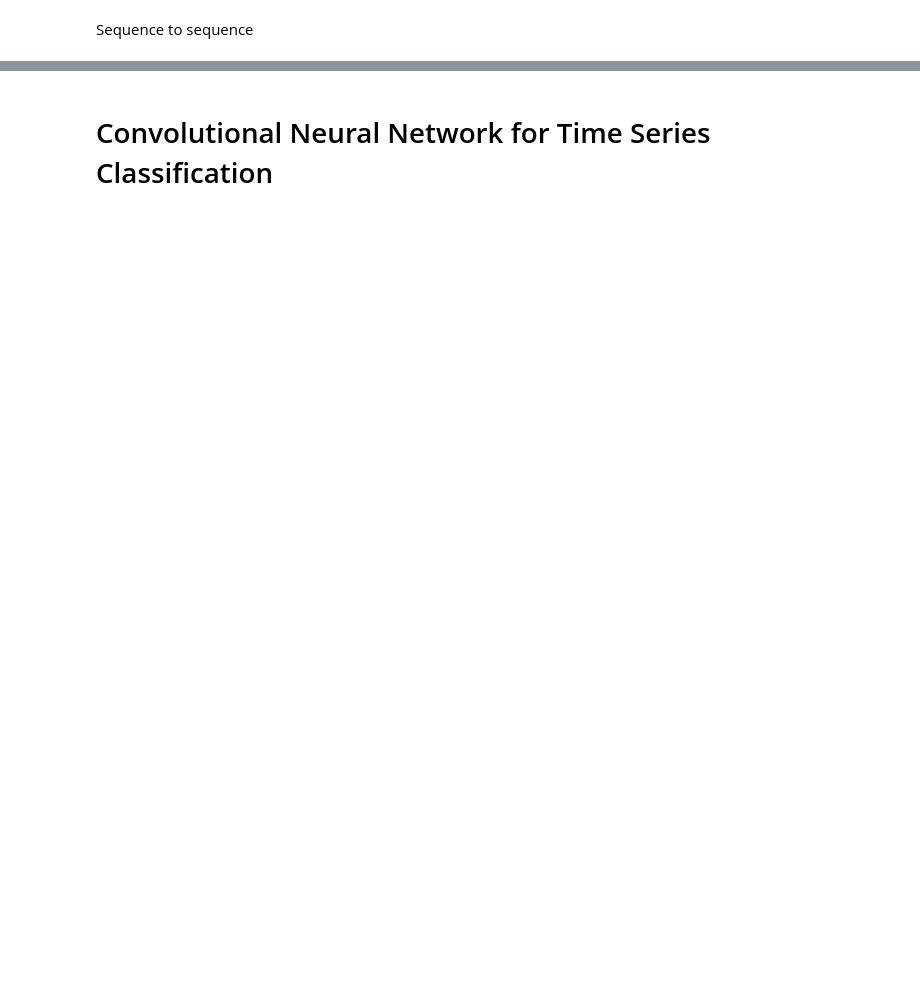
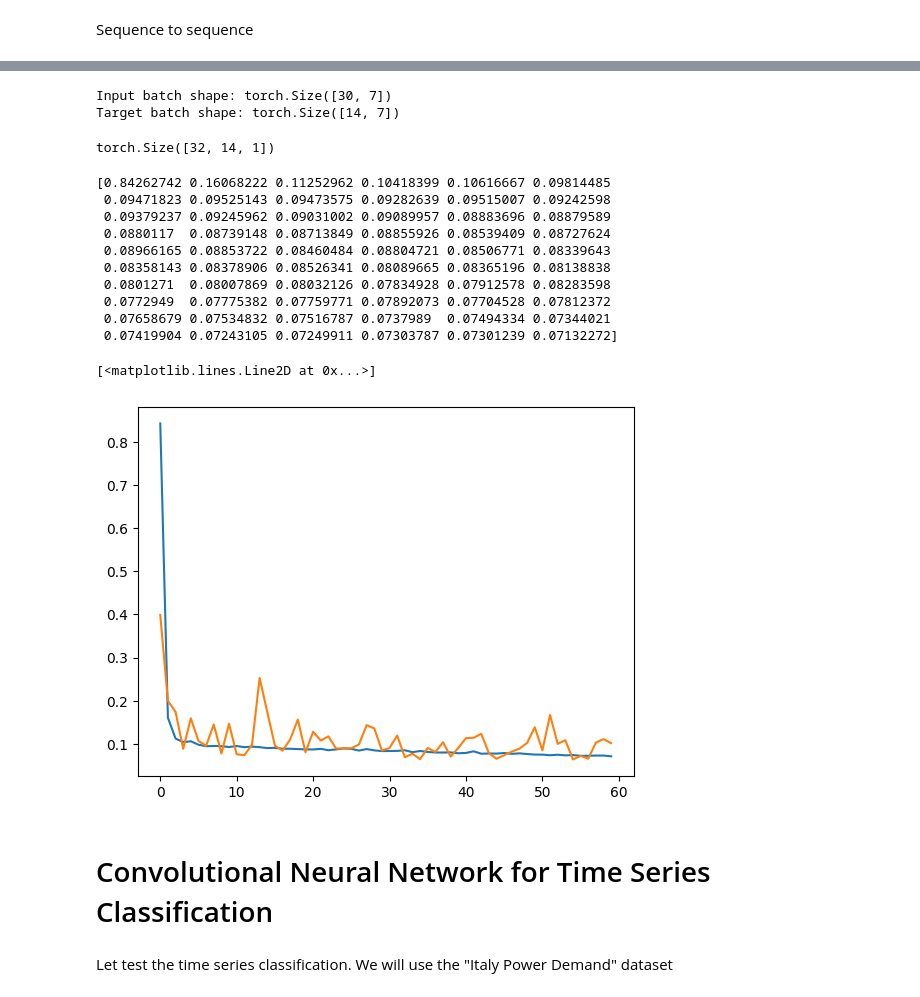
Before and after one commit to beppe2hd/AdsumMachineLearning, a Jupyter notebook: Code/06_TimeSeries.ipynb, the cells around one changed output, grey strips where cells are left out. Cells and saved outputs as stored; diff of their text form; code cells hidden in the pictures; blank space fills up the shorter version.

Commit message:
time series update

```diff
--- a/Code/06_TimeSeries.ipynb
+++ b/Code/06_TimeSeries.ipynb
@@ -700,7 +705,7 @@ import torch
 from torch import nn
 import pandas as pd
 # %%
-df = pd.read_csv('../Data/ETTH1.csv')
+df = pd.read_csv('Data/ETTH1.csv')
 print(df.head())
 print(df.shape)
 print(df.columns)
@@ -780,3 +801,5 @@ dataloader_test = DataLoader(dataset_test, batch_size=32, shuffle=True)
 #    print("Target batch shape:", y_batch.shape)
 #    #print(y_batch)
 #    break
+# %%
+x_batch, y_batch = next(iter(dataloader_train))
@@ -864,7 +906,7 @@ import torch
 from torch import nn
 import pandas as pd
 # %%
-df = pd.read_csv('../Data/ETTH1.csv')
+df = pd.read_csv('Data/ETTH1.csv')
 print(df.head())
 print(df.shape)
 print(df.columns)
@@ -941,6 +998,9 @@ for x_batch, y_batch in dataset_train:
     print("Target batch shape:", y_batch.shape)  # (batch_size, output_window)
     #print(y_batch)
     break
+# %% [output]
+Input batch shape: torch.Size([30, 7])
+Target batch shape: torch.Size([14, 7])
 # %%
 import torch
 import torch.nn as nn
@@ -1005,7 +1065,7 @@ input_size = 7
 hidden_size = 20
 output_size = 1
 
-input_seq_len = 20
+input_seq_len = 30
 output_seq_len = 14
 epochs = 60
 
@@ -1037,35 +1097,52 @@ for epoch in tqdm(range(epochs)):
         loss = criterion(outputs, torch.unsqueeze(y_batch[:, :, -1], axis=2))
         train_loss += loss.item()
 
         # Backpropagation
         optimizer.zero_grad()
         loss.backward()
         optimizer.step()
 
     train_losses[epoch] = train_loss / count
 
     model.eval()
     with torch.inference_mode():
         # 1. Forward pass
         val_loss = 0.
         count = 0
         for x_batch, y_batch in dataloader_val:
             count += 1
             x_batch = x_batch.type(torch.float32)
             y_batch = y_batch.type(torch.float32)
             # Forward pass
             outputs = model(x_batch)
 
             loss = criterion(outputs, torch.unsqueeze(y_batch[:, :, -1], axis=2))
             val_loss += loss.item()
 
         val_losses[epoch] = val_loss / count
 
 print(train_losses)
 plt.plot(train_losses)
 plt.plot(val_losses)
+# %% [output]
+torch.Size([32, 14, 1])
+[0.84262742 0.16068222 0.11252962 0.10418399 0.10616667 0.09814485
+ 0.09471823 0.09525143 0.09473575 0.09282639 0.09515007 0.09242598
+ 0.09379237 0.09245962 0.09031002 0.09089957 0.08883696 0.08879589
+ 0.0880117  0.08739148 0.08713849 0.08855926 0.08539409 0.08727624
+ 0.08966165 0.08853722 0.08460484 0.08804721 0.08506771 0.08339643
+ 0.08358143 0.08378906 0.08526341 0.08089665 0.08365196 0.08138838
+ 0.0801271  0.08007869 0.08032126 0.07834928 0.07912578 0.08283598
+ 0.0772949  0.07775382 0.07759771 0.07892073 0.07704528 0.07812372
+ 0.07658679 0.07534832 0.07516787 0.0737989  0.07494334 0.07344021
+ 0.07419904 0.07243105 0.07249911 0.07303787 0.07301239 0.07132272]
+[<matplotlib.lines.Line2D at 0x...>]
+[figure, added]
 # %% [markdown]
 # Convolutional Neural Network for Time Series Classification
+# %% [markdown]
+Let test the time series classification.
+We will use the "Italy Power Demand" dataset
 # %%
 import pandas as pd
 
```
Also changed, not shown: parts of 10 cells of this notebook.
